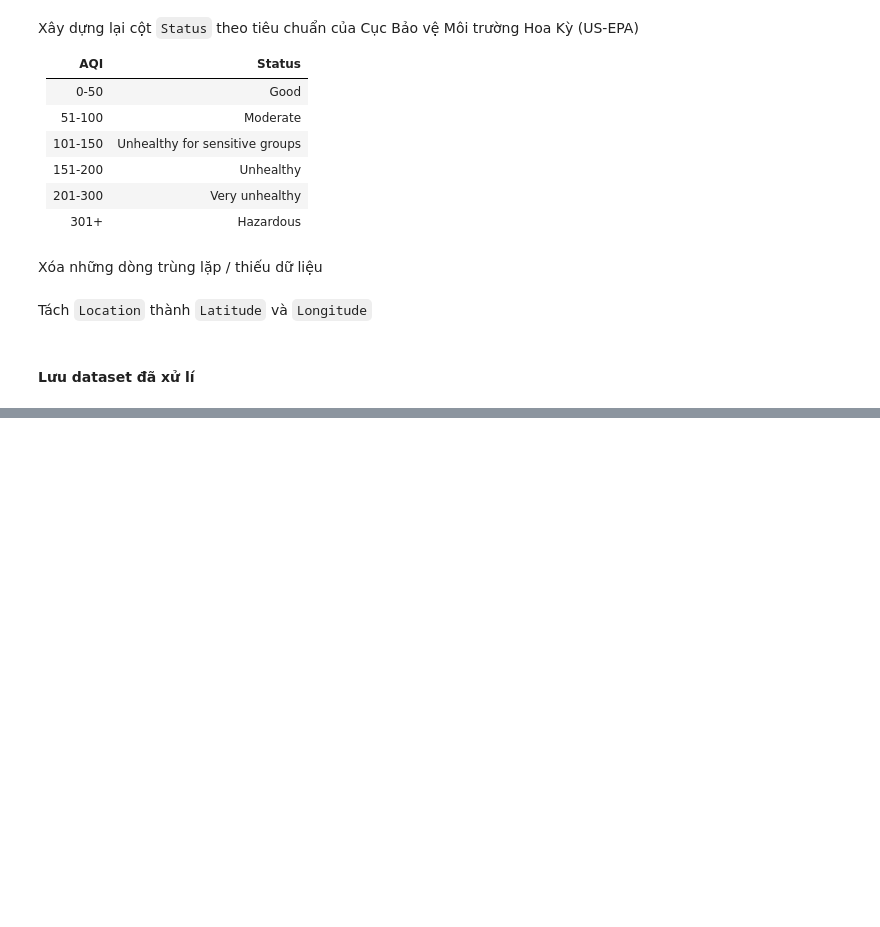
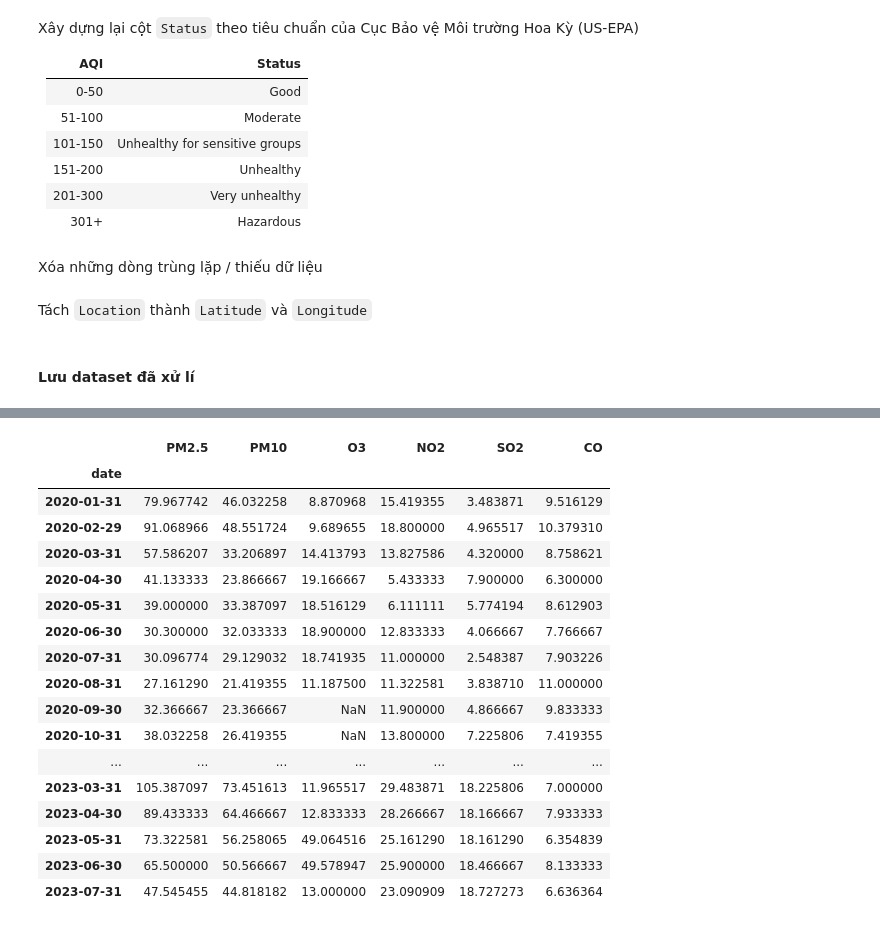
Before and after one commit to VienHaiYen/Air-Quality-In-VietNam, a Jupyter notebook: air_quality-vietnam/preprocess.ipynb, the cells around one changed output, grey strips where cells are left out. Cells and saved outputs as stored; diff of their text form; code cells hidden in the pictures; blank space fills up the shorter version.

```diff
--- a/air_quality-vietnam/preprocess.ipynb
+++ b/air_quality-vietnam/preprocess.ipynb
@@ -226,0 +251,3 @@ df.to_csv("./processed.csv", index=False)
+# %%
+df_HN=df_HN.loc['2020-01-01':'2023-07-11']
+df_HN
@@ -226,0 +269,32 @@ df.to_csv("./processed.csv", index=False)
+# %%
+df_HN = df_HN.replace(' ', np.nan)
+# %%
+df_HN.rename(columns={' co':'CO',
+      ' no2':'NO2', ' o3':'O3', ' pm10':'PM10',
+       ' pm25':'PM2.5',' so2':'SO2',
+       }, inplace=True)
+# %%
+numerical_labels = ['CO','NO2', 'O3',
+                    'PM10', 'PM2.5', 'SO2']
+df_HN[numerical_labels] = df_HN[numerical_labels].astype('float64')
+# %%
+df_HN.resample('M').mean()
+# %% [output]
+|  | PM2.5 | PM10 | O3 | NO2 | SO2 | CO |
+| date |  |  |  |  |  |  |
+| 2020-01-31 | 79.967742 | 46.032258 | 8.870968 | 15.419355 | 3.483871 | 9.516129 |
+| 2020-02-29 | 91.068966 | 48.551724 | 9.689655 | 18.800000 | 4.965517 | 10.379310 |
+| 2020-03-31 | 57.586207 | 33.206897 | 14.413793 | 13.827586 | 4.320000 | 8.758621 |
+| 2020-04-30 | 41.133333 | 23.866667 | 19.166667 | 5.433333 | 7.900000 | 6.300000 |
+| 2020-05-31 | 39.000000 | 33.387097 | 18.516129 | 6.111111 | 5.774194 | 8.612903 |
+| 2020-06-30 | 30.300000 | 32.033333 | 18.900000 | 12.833333 | 4.066667 | 7.766667 |
+| 2020-07-31 | 30.096774 | 29.129032 | 18.741935 | 11.000000 | 2.548387 | 7.903226 |
+| 2020-08-31 | 27.161290 | 21.419355 | 11.187500 | 11.322581 | 3.838710 | 11.000000 |
+| 2020-09-30 | 32.366667 | 23.366667 | NaN | 11.900000 | 4.866667 | 9.833333 |
+| 2020-10-31 | 38.032258 | 26.419355 | NaN | 13.800000 | 7.225806 | 7.419355 |
+| ... | ... | ... | ... | ... | ... | ... |
+| 2023-03-31 | 105.387097 | 73.451613 | 11.965517 | 29.483871 | 18.225806 | 7.000000 |
+| 2023-04-30 | 89.433333 | 64.466667 | 12.833333 | 28.266667 | 18.166667 | 7.933333 |
+| 2023-05-31 | 73.322581 | 56.258065 | 49.064516 | 25.161290 | 18.161290 | 6.354839 |
+| 2023-06-30 | 65.500000 | 50.566667 | 49.578947 | 25.900000 | 18.466667 | 8.133333 |
+| 2023-07-31 | 47.545455 | 44.818182 | 13.000000 | 23.090909 | 18.727273 | 6.636364 |
```
Also changed, not shown: parts of 12 cells of this notebook, 4 other files.
